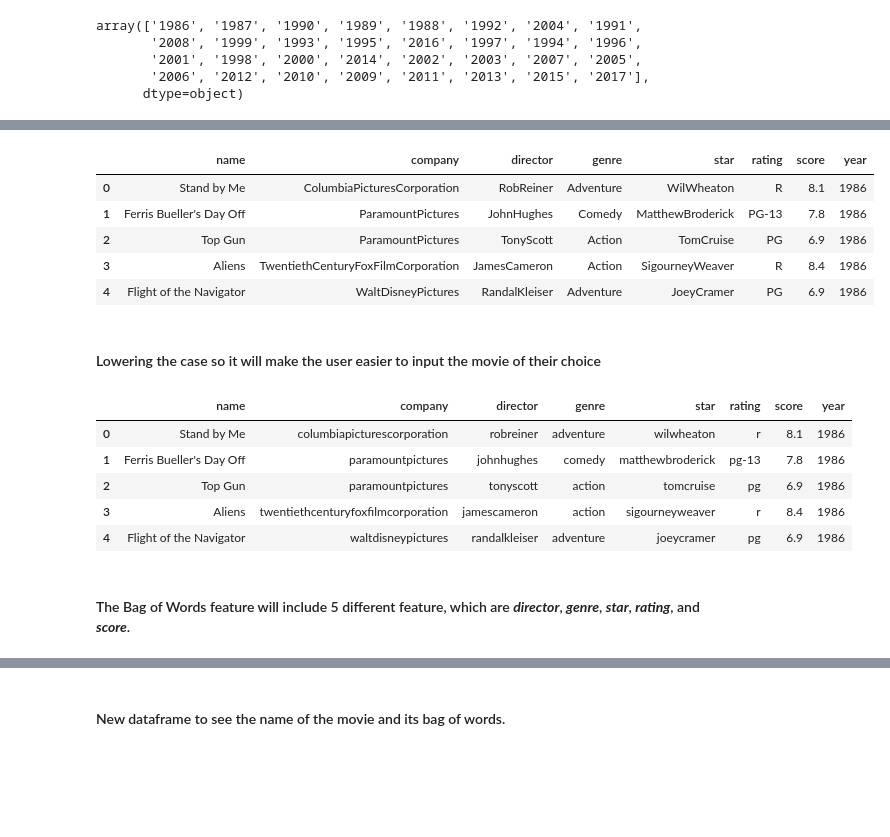
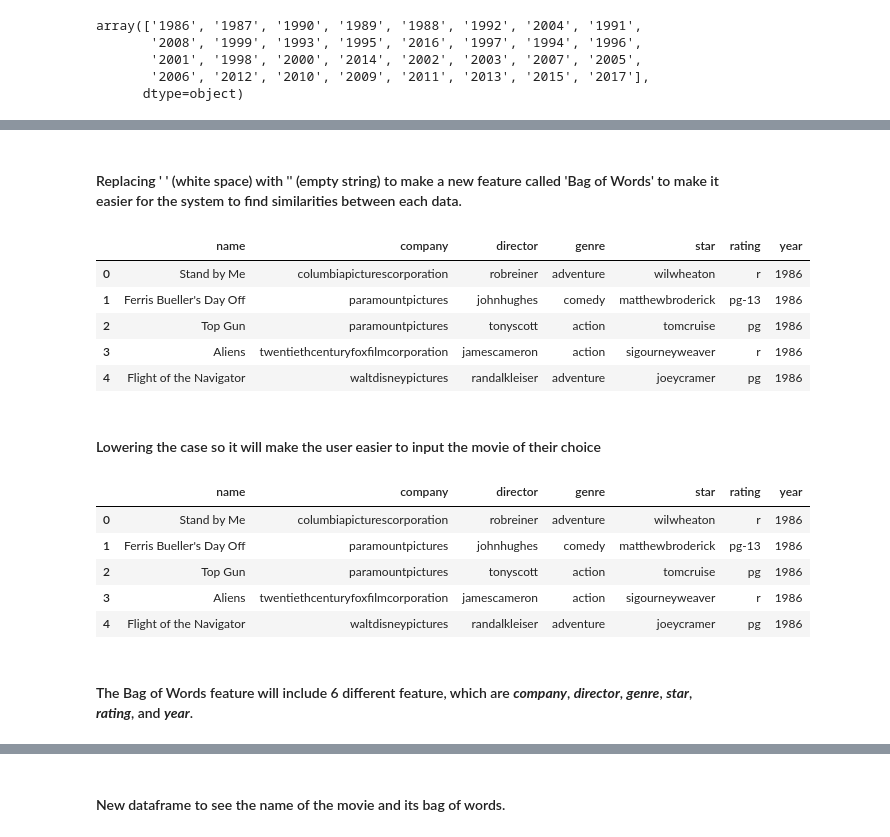
Before and after one commit to dimadnan/final_project, a Jupyter notebook: 3) Modelling.ipynb, the cells around one changed output, grey strips where cells are left out. Saved outputs shown, nothing was run; the diff lists cells and outputs as text; code cells hidden in the pictures; blank space fills up the shorter version.

```diff
--- a/3) Modelling.ipynb
+++ b/3) Modelling.ipynb
@@ -47,6 +51,6 @@ taken from http://www.gacds.org/entertainment/tips-to-selecting-a-great-movie-to
 
 taken from https://medium.com/fnplus/content-based-recommendations-ffb221931485
 # %%
-data = df.copy()[['name','company','director','genre','star','rating', 'score', 'year']]
+data = df.copy()[['name','company','director','genre','star','rating', 'year']]
 data.head()
 # %% [output]
@@ -109,3 +107,0 @@ float64
-# %%
-data['score'] = data['score'].astype('str')
-data['score'].unique()
@@ -165,18 +130,27 @@ taken from https://towardsdatascience.com/your-guide-to-natural-language-process
+# %% [markdown]
+#### Replacing ' ' (white space) with '' (empty string) to make a new feature called 'Bag of Words' to make it easier for the system to find similarities between each data.
 # %%
 data['company'] = data['company'].apply(lambda x: x.replace(' ',''))
 data['director'] = data['director'].apply(lambda x: x.replace(' ',''))
 data['genre'] = data['genre'].apply(lambda x: x.replace(' ',''))
 data['star'] = data['star'].apply(lambda x: x.replace(' ',''))
 data['rating'] = data['rating'].apply(lambda x: x.replace(' ',''))
 
+data['company'] = data['company'].apply(lambda x: x.lower())
+data['director'] = data['director'].apply(lambda x: x.lower())
+data['genre'] = data['genre'].apply(lambda x: x.lower())
+data['star'] = data['star'].apply(lambda x: x.lower())
+data['rating'] = data['rating'].apply(lambda x: x.lower())
+movies = pd.Series(data['name'].str.lower())
+
 data.head()
 # %% [output]
-|  | name | company | director | genre | star | rating | score | year |
-| 0 | Stand by Me | ColumbiaPicturesCorporation | RobReiner | Adventure | WilWheaton | R | 8.1 | 1986 |
-| 1 | Ferris Bueller's Day Off | ParamountPictures | JohnHughes | Comedy | MatthewBroderick | PG-13 | 7.8 | 1986 |
-| 2 | Top Gun | ParamountPictures | TonyScott | Action | TomCruise | PG | 6.9 | 1986 |
-| 3 | Aliens | TwentiethCenturyFoxFilmCorporation | JamesCameron | Action | SigourneyWeaver | R | 8.4 | 1986 |
-| 4 | Flight of the Navigator | WaltDisneyPictures | RandalKleiser | Adventure | JoeyCramer | PG | 6.9 | 1986 |
+|  | name | company | director | genre | star | rating | year |
+| 0 | Stand by Me | columbiapicturescorporation | robreiner | adventure | wilwheaton | r | 1986 |
+| 1 | Ferris Bueller's Day Off | paramountpictures | johnhughes | comedy | matthewbroderick | pg-13 | 1986 |
+| 2 | Top Gun | paramountpictures | tonyscott | action | tomcruise | pg | 1986 |
+| 3 | Aliens | twentiethcenturyfoxfilmcorporation | jamescameron | action | sigourneyweaver | r | 1986 |
+| 4 | Flight of the Navigator | waltdisneypictures | randalkleiser | adventure | joeycramer | pg | 1986 |
 # %% [markdown]
 #### Lowering the case so it will make the user easier to input the movie of their choice
 # %%
@@ -189,11 +163,11 @@ movies = pd.Series(data['name'].str.lower())
 
 data.head()
 # %% [output]
-|  | name | company | director | genre | star | rating | score | year |
-| 0 | Stand by Me | columbiapicturescorporation | robreiner | adventure | wilwheaton | r | 8.1 | 1986 |
-| 1 | Ferris Bueller's Day Off | paramountpictures | johnhughes | comedy | matthewbroderick | pg-13 | 7.8 | 1986 |
-| 2 | Top Gun | paramountpictures | tonyscott | action | tomcruise | pg | 6.9 | 1986 |
-| 3 | Aliens | twentiethcenturyfoxfilmcorporation | jamescameron | action | sigourneyweaver | r | 8.4 | 1986 |
-| 4 | Flight of the Navigator | waltdisneypictures | randalkleiser | adventure | joeycramer | pg | 6.9 | 1986 |
+|  | name | company | director | genre | star | rating | year |
+| 0 | Stand by Me | columbiapicturescorporation | robreiner | adventure | wilwheaton | r | 1986 |
+| 1 | Ferris Bueller's Day Off | paramountpictures | johnhughes | comedy | matthewbroderick | pg-13 | 1986 |
+| 2 | Top Gun | paramountpictures | tonyscott | action | tomcruise | pg | 1986 |
+| 3 | Aliens | twentiethcenturyfoxfilmcorporation | jamescameron | action | sigourneyweaver | r | 1986 |
+| 4 | Flight of the Navigator | waltdisneypictures | randalkleiser | adventure | joeycramer | pg | 1986 |
 # %% [markdown]
-#### The Bag of Words feature will include 5 different feature, which are ***director***, ***genre***, ***star***, ***rating***, and ***score***.
+#### The Bag of Words feature will include 6 different feature, which are ***company***, ***director***, ***genre***, ***star***, ***rating***, and ***year***.
```
Also changed, not shown: parts of 15 cells of this notebook, 2 other files.
